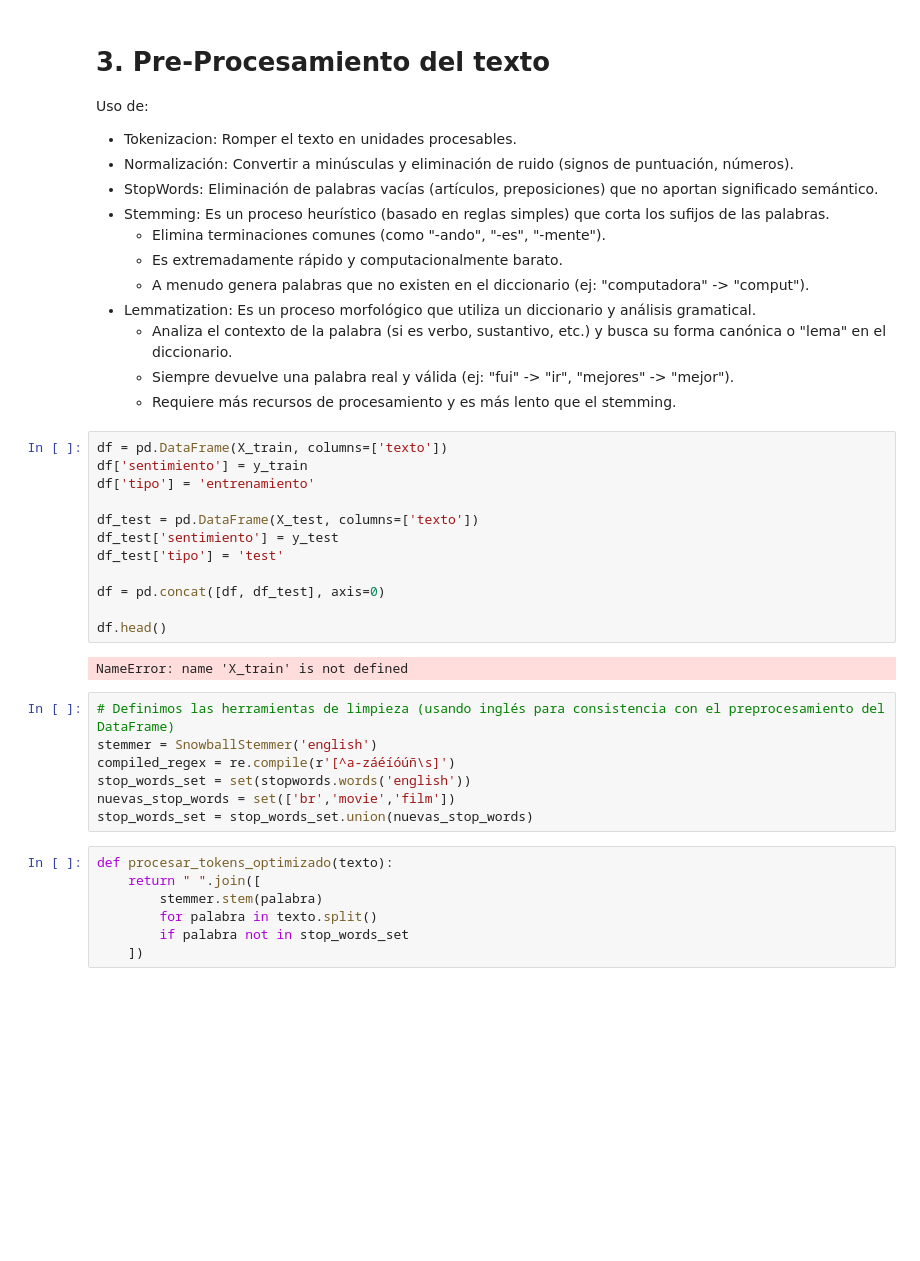
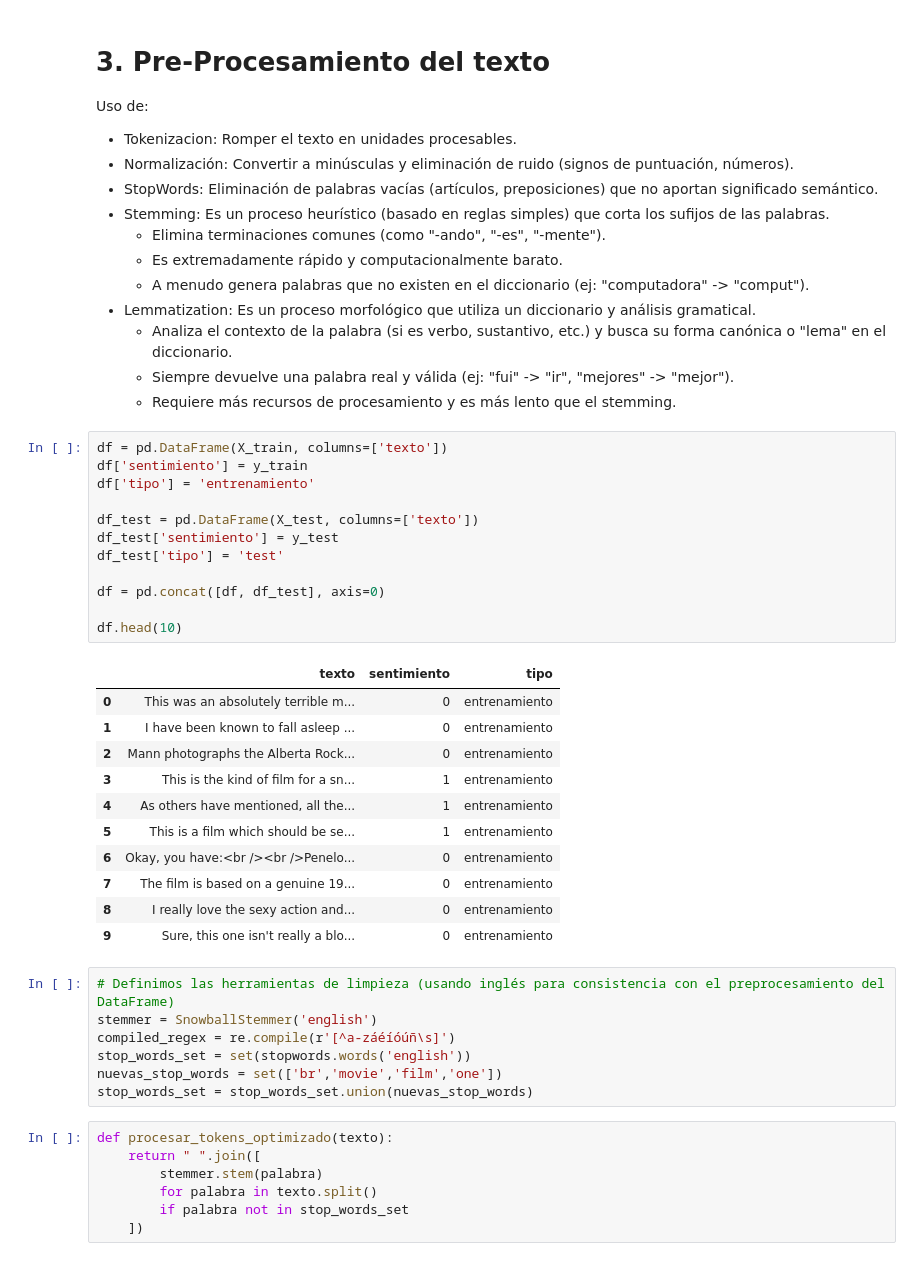
Before and after one commit to cdsaineac/Bootcamp-DS-202508, a Jupyter notebook: Clase 28 - NLP/NLP y Redes Neuronales.ipynb, the cells around one changed output. Drawn from its saved outputs; the diff is of its cells as text; blank space fills up the shorter version.

```diff
--- a/Clase 28 - NLP/NLP y Redes Neuronales.ipynb
+++ b/Clase 28 - NLP/NLP y Redes Neuronales.ipynb
@@ -105,23 +110,33 @@ Uso de:
 # %%
 df = pd.DataFrame(X_train, columns=['texto'])
 df['sentimiento'] = y_train
 df['tipo'] = 'entrenamiento'
 
 df_test = pd.DataFrame(X_test, columns=['texto'])
 df_test['sentimiento'] = y_test
 df_test['tipo'] = 'test'
 
 df = pd.concat([df, df_test], axis=0)
 
-df.head()
+df.head(10)
 # %% [output]
-NameError: name 'X_train' is not defined
+|  | texto | sentimiento | tipo |
+| 0 | This was an absolutely terrible m... | 0 | entrenamiento |
+| 1 | I have been known to fall asleep ... | 0 | entrenamiento |
+| 2 | Mann photographs the Alberta Rock... | 0 | entrenamiento |
+| 3 | This is the kind of film for a sn... | 1 | entrenamiento |
+| 4 | As others have mentioned, all the... | 1 | entrenamiento |
+| 5 | This is a film which should be se... | 1 | entrenamiento |
+| 6 | Okay, you have:<br /><br />Penelo... | 0 | entrenamiento |
+| 7 | The film is based on a genuine 19... | 0 | entrenamiento |
+| 8 | I really love the sexy action and... | 0 | entrenamiento |
+| 9 | Sure, this one isn't really a blo... | 0 | entrenamiento |
 # %%
 # Definimos las herramientas de limpieza (usando inglés para consistencia con el preprocesamiento del DataFrame)
 stemmer = SnowballStemmer('english')
 compiled_regex = re.compile(r'[^a-záéíóúñ\s]')
 stop_words_set = set(stopwords.words('english'))
-nuevas_stop_words = set(['br','movie','film'])
+nuevas_stop_words = set(['br','movie','film','one'])
 stop_words_set = stop_words_set.union(nuevas_stop_words)
 # %%
 def procesar_tokens_optimizado(texto):
```
Also changed, not shown: parts of 10 cells of this notebook, 3 other files.
